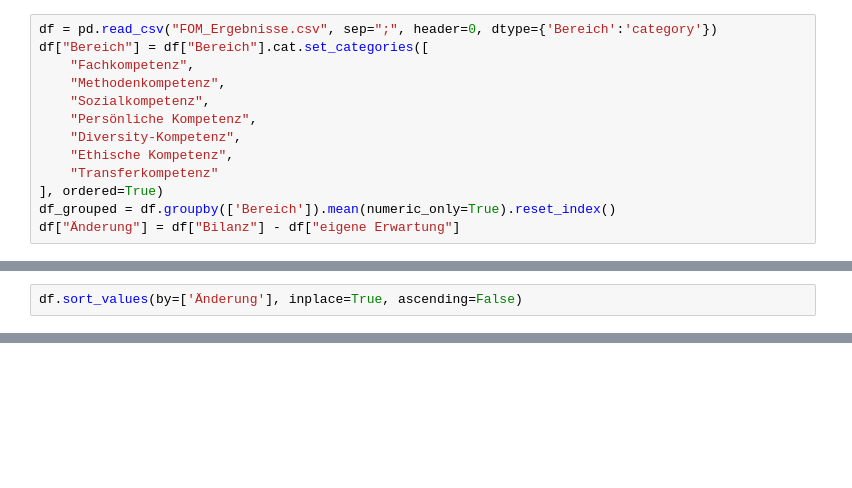
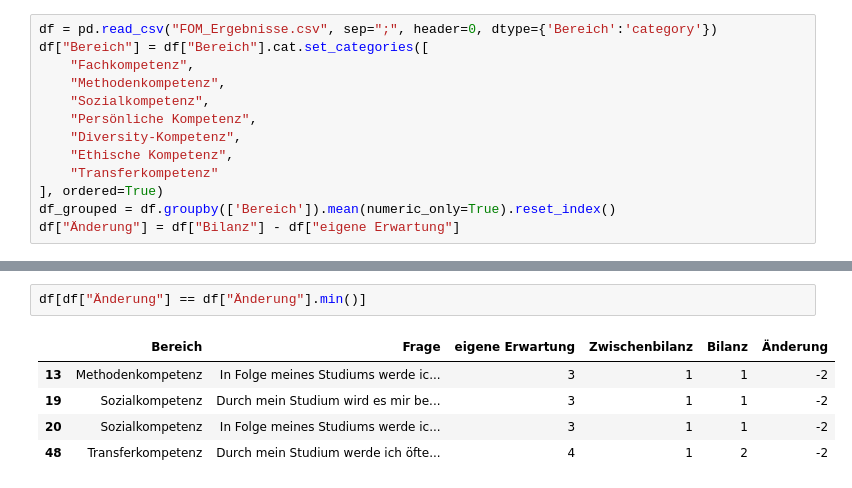
Before and after one commit to BeneKenobi/bachelor-kolloquium, a Jupyter notebook: theorie-praxis-transfer/_kompetenz_check_exploration.ipynb, the cells around one changed output, grey strips where cells are left out. Cells and saved outputs as stored; diff of their text form; blank space fills up the shorter version.

Commit message:
update theorie-praxis-transfer

```diff
--- a/kompetenz_check/_kompetenz_check_exploration.ipynb
+++ b/theorie-praxis-transfer/_kompetenz_check_exploration.ipynb
@@ -69,2 +61,0 @@ fig.show()
-# %%
-df.sort_values(by=['Änderung'], inplace=True, ascending=False)
@@ -84,0 +68,8 @@ df.tail(3)
+# %%
+df[df["Änderung"] == df["Änderung"].min()]
+# %% [output]
+|  | Bereich | Frage | eigene Erwartung | Zwischenbilanz | Bilanz | Änderung |
+| 13 | Methodenkompetenz | In Folge meines Studiums werde ic... | 3 | 1 | 1 | -2 |
+| 19 | Sozialkompetenz | Durch mein Studium wird es mir be... | 3 | 1 | 1 | -2 |
+| 20 | Sozialkompetenz | In Folge meines Studiums werde ic... | 3 | 1 | 1 | -2 |
+| 48 | Transferkompetenz | Durch mein Studium werde ich öfte... | 4 | 1 | 2 | -2 |
```
Also changed, not shown: parts of 5 cells of this notebook, 7 other files.
